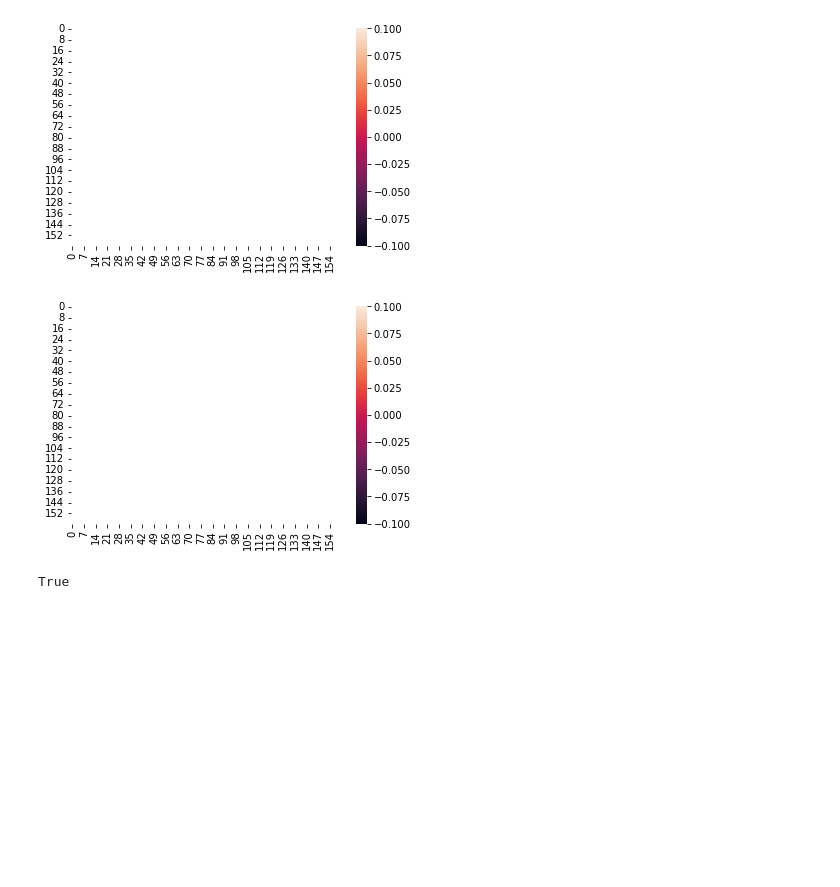
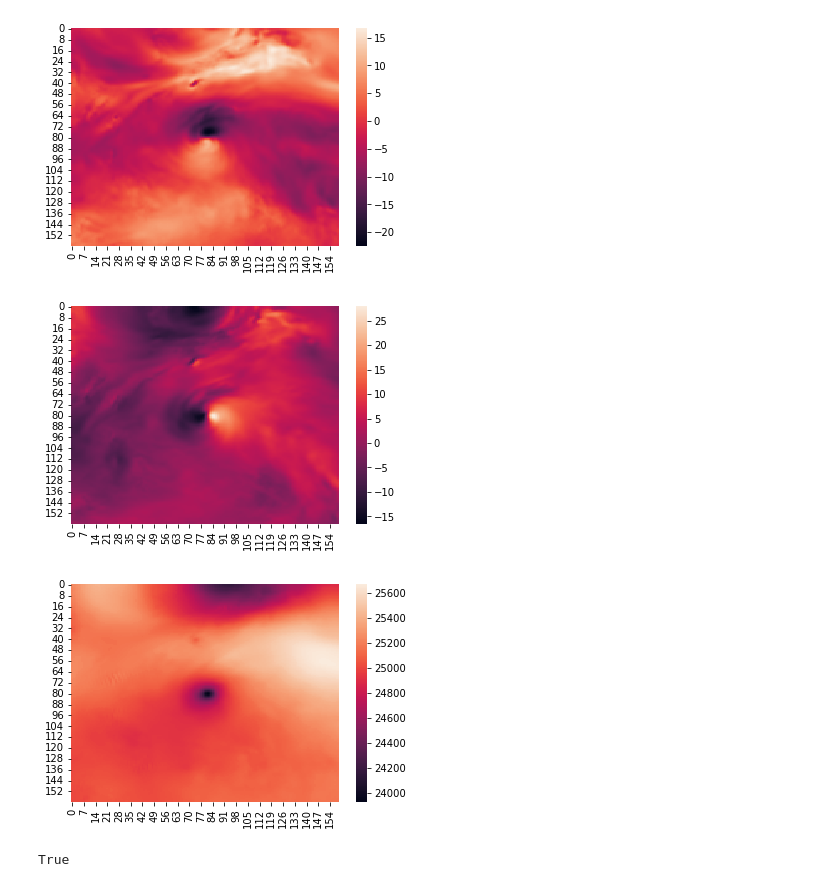
Before and after one commit to jackmiller2003/dl-cyclones, a Jupyter notebook: reanalysis/Untitled2.ipynb, the cells around one changed output. Drawn from its saved outputs; the diff is of its cells as text; code cells hidden in the pictures; blank space fills up the shorter version.

```diff
--- a/reanalysis/Untitled2.ipynb
+++ b/reanalysis/Untitled2.ipynb
@@ -2,7 +2,7 @@
 import xarray
 import numpy as np
 
-ds = xarray.open_mfdataset("/g/data/x77/ob2720/cyclone_binaries/1998133N04086.nc")
+ds = xarray.open_mfdataset("/g/data/x77/ob2720/cyclone_binaries/1995287N08163.nc")
 ds2 = xarray.open_mfdataset("/g/data/x77/ob2720/cyclone_binaries/1983353S08070.nc")
 ds
 # %% [output]
@@ -69,12 +69,14 @@ ERA5 pressure-levels oper u_component_of_wind 19980501-19980531
 # %%
 from importlib import reload
 import visualisations
 reload(visualisations)
-visualisations.heatmap(ds.u, time=10, level=2)
-visualisations.heatmap(ds.v, time=10, level=2)
+visualisations.heatmap(ds.u, time=46, level=3)
+visualisations.heatmap(ds.v, time=46, level=3)
+visualisations.heatmap(ds.z, time=46, level=3)
 # %% [output]
-[figure, old version]
+[figure, new version]
-[figure, old version]
+[figure, new version]
+[figure, added]
 # %%
 cyclone_array = ds.to_array()
 cyclone_array_2 = ds2.to_array()
```
Also changed, not shown: parts of 1 cell of this notebook, 16 other files.
